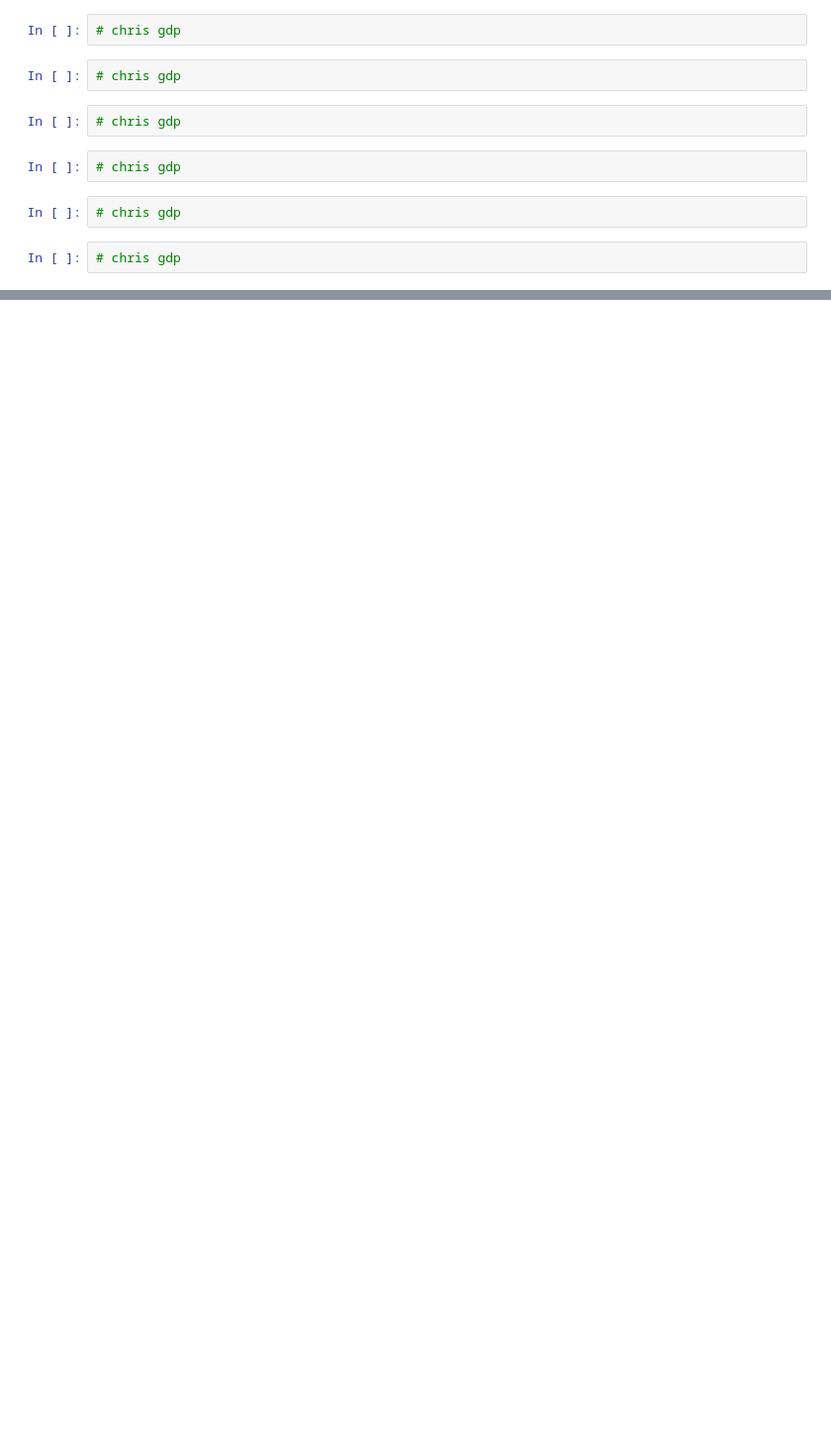
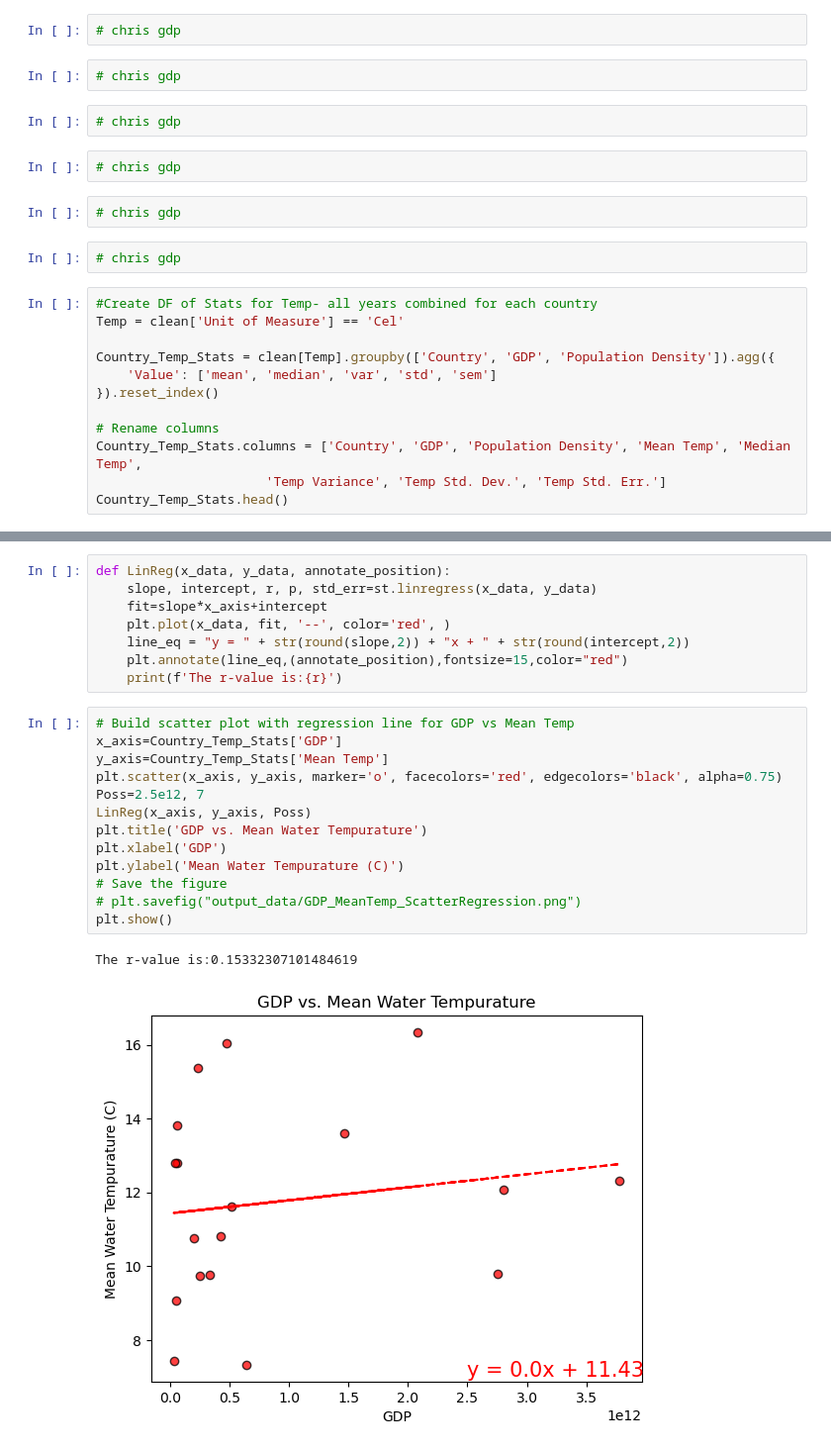
Before and after one commit to zhou0366/UMN_BootCamp_Project1_Group2, a Jupyter notebook: analysis.ipynb, the cells around one changed output, grey strips where cells are left out. Shown at 99% size. Drawn from its saved outputs; the diff is of its cells as text; blank space fills up the shorter version.

Commit message:
Delete JM_Analysis, moved scatter plots to analysis notebook

```diff
--- a/analysis.ipynb
+++ b/analysis.ipynb
@@ -72,3 +74,15 @@ france_bodies = france_water.groupby('Water Body ID').count()
 # chris gdp
 # %%
 # chris gdp
+# %%
+#Create DF of Stats for Temp- all years combined for each country
+Temp = clean['Unit of Measure'] == 'Cel'
+
+Country_Temp_Stats = clean[Temp].groupby(['Country', 'GDP', 'Population Density']).agg({
+    'Value': ['mean', 'median', 'var', 'std', 'sem']
+}).reset_index()
+
+# Rename columns
+Country_Temp_Stats.columns = ['Country', 'GDP', 'Population Density', 'Mean Temp', 'Median Temp',
+                      'Temp Variance', 'Temp Std. Dev.', 'Temp Std. Err.']
+Country_Temp_Stats.head()
@@ -74,0 +134,24 @@ france_bodies = france_water.groupby('Water Body ID').count()
+# %%
+def LinReg(x_data, y_data, annotate_position):
+    slope, intercept, r, p, std_err=st.linregress(x_data, y_data)
+    fit=slope*x_axis+intercept
+    plt.plot(x_data, fit, '--', color='red', )
+    line_eq = "y = " + str(round(slope,2)) + "x + " + str(round(intercept,2))
+    plt.annotate(line_eq,(annotate_position),fontsize=15,color="red")
+    print(f'The r-value is:{r}')
+# %%
+# Build scatter plot with regression line for GDP vs Mean Temp
+x_axis=Country_Temp_Stats['GDP']
+y_axis=Country_Temp_Stats['Mean Temp']
+plt.scatter(x_axis, y_axis, marker='o', facecolors='red', edgecolors='black', alpha=0.75)
+Poss=2.5e12, 7
+LinReg(x_axis, y_axis, Poss)
+plt.title('GDP vs. Mean Water Tempurature')
+plt.xlabel('GDP')
+plt.ylabel('Mean Water Tempurature (C)')
+# Save the figure
+# plt.savefig("output_data/GDP_MeanTemp_ScatterRegression.png")
+plt.show()
+# %% [output]
+The r-value is:0.15332307101484619
+[figure, added]
```
Also changed, not shown: parts of 6 cells of this notebook, 2 other files.
